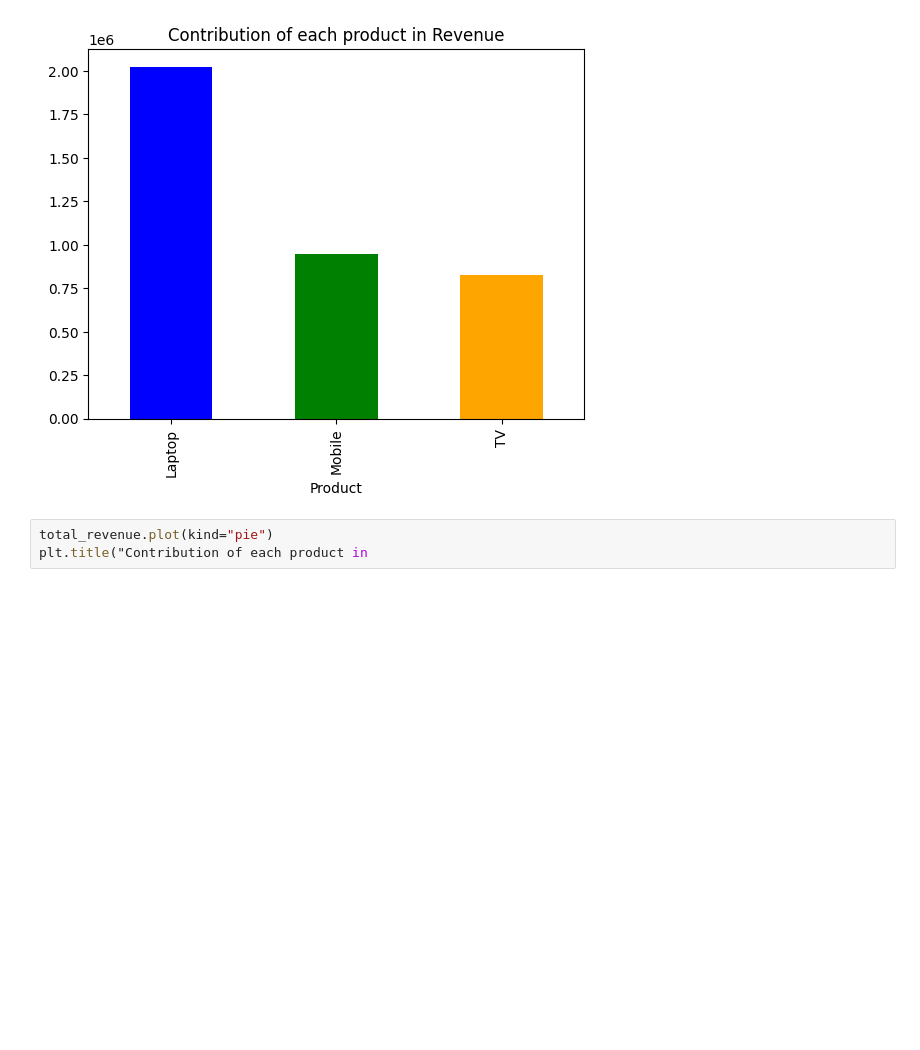
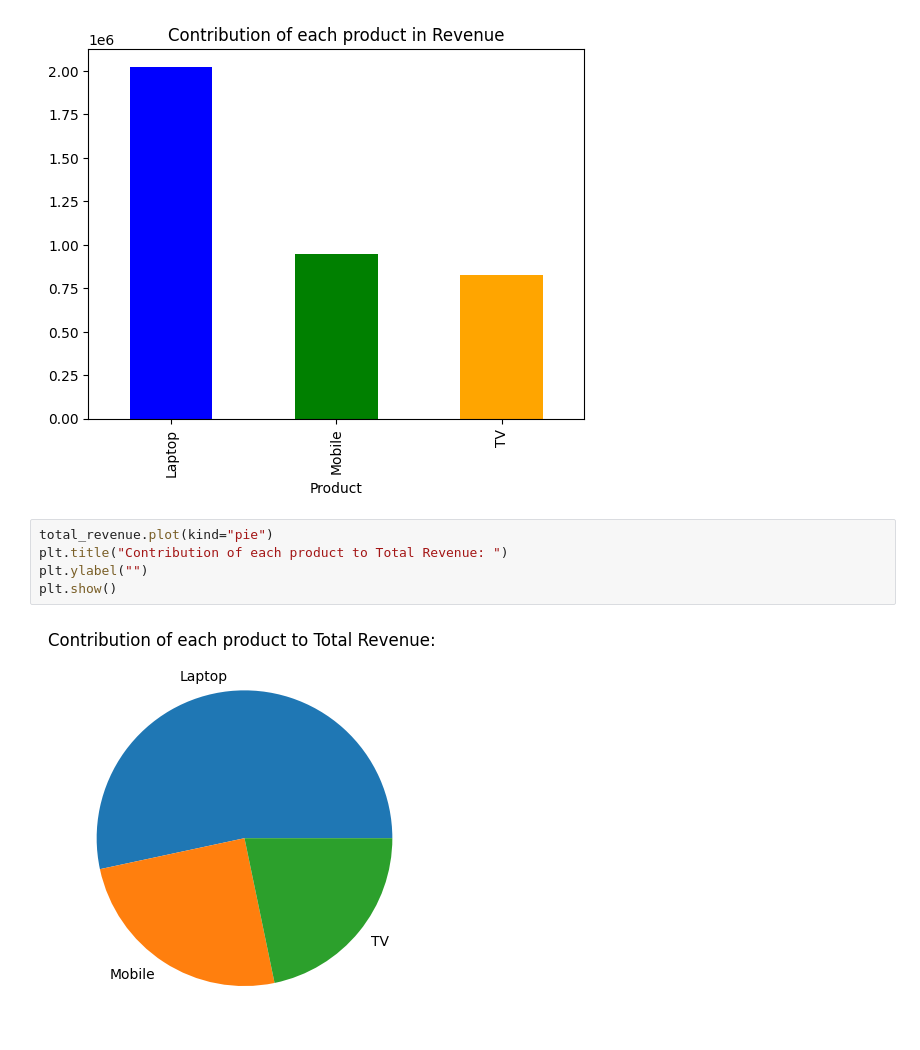
Before and after one commit to 1-Karan/Training, a Jupyter notebook: 23-sept/Sales Data Analysis & Visualization.ipynb, the cells around one changed output. Cells and saved outputs as stored; diff of their text form; blank space fills up the shorter version.

```diff
--- a/23-sept/Sales Data Analysis & Visualization.ipynb
+++ b/23-sept/Sales Data Analysis & Visualization.ipynb
@@ -65,4 +65,8 @@ plt.show()
 [figure]
 # %%
 total_revenue.plot(kind="pie")
-plt.title("Contribution of each product in
+plt.title("Contribution of each product to Total Revenue: ")
+plt.ylabel("")
+plt.show()
+# %% [output]
+[figure, added]
```
Also changed, not shown: 49 other files.
